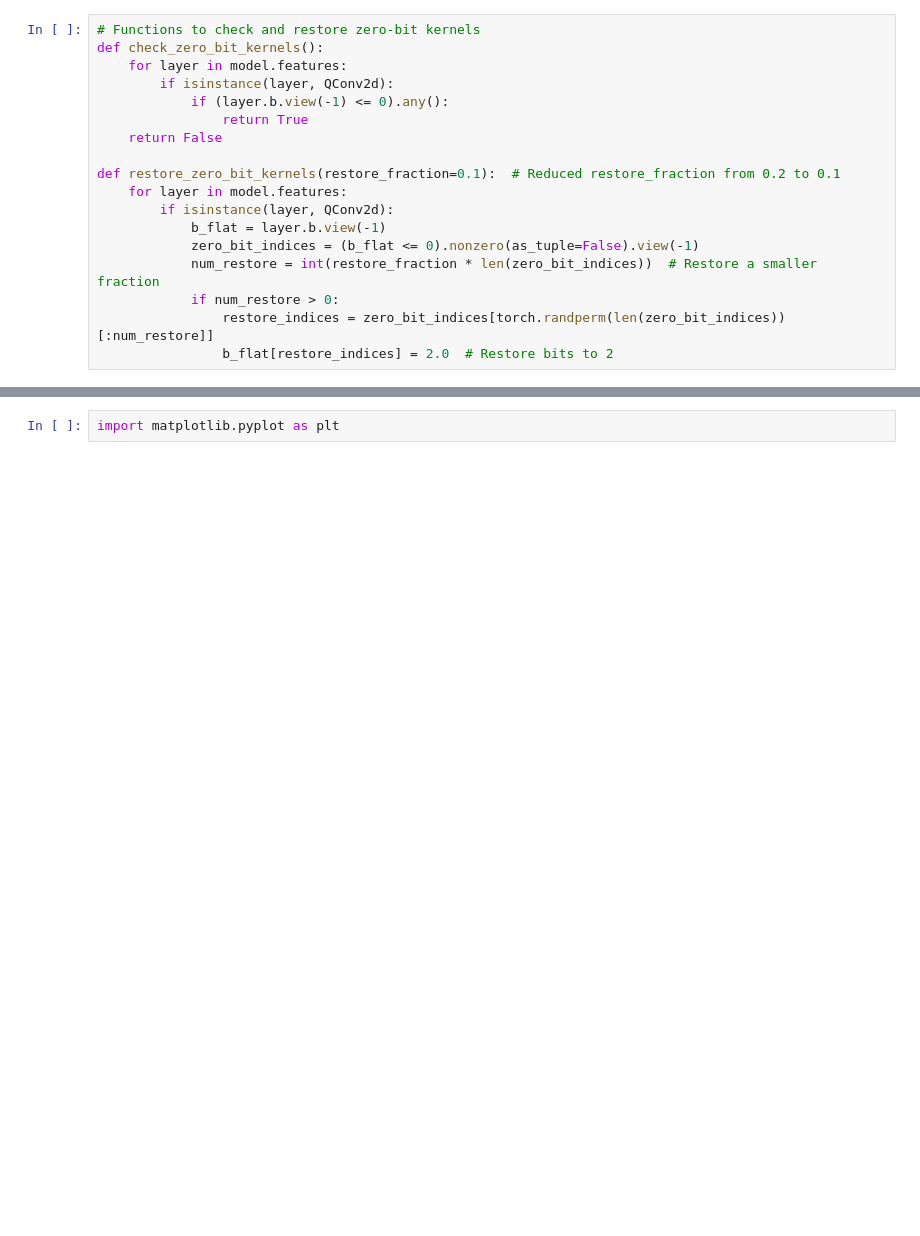
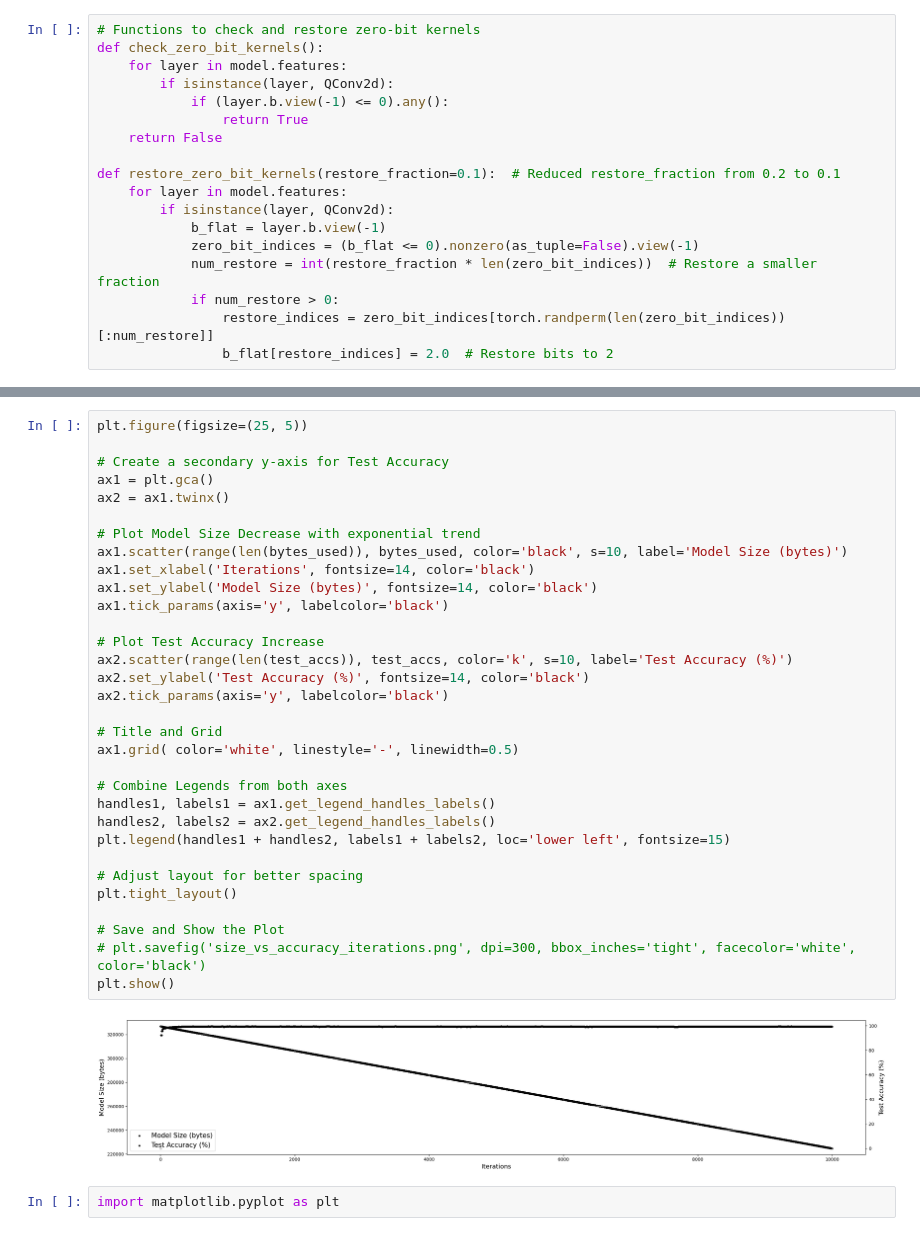
Before and after one commit to Moe-Zbeeb/Optimizing-Deep-Neural-Networks-via-Safety-Guided-Self-Compression, a Jupyter notebook: Computer Vision/selfcompressing/experimentmain.ipynb, the cells around one changed output, grey strips where cells are left out. Drawn from its saved outputs; the diff is of its cells as text; blank space fills up the shorter version.

```diff
--- a/Computer Vision/selfcompressing/experimentmain.ipynb
+++ b/Computer Vision/selfcompressing/experimentmain.ipynb
@@ -235,2 +286,36 @@ KeyboardInterrupt:
+# %%
+plt.figure(figsize=(25, 5))
+
+# Create a secondary y-axis for Test Accuracy
+ax1 = plt.gca()
+ax2 = ax1.twinx()
+
+# Plot Model Size Decrease with exponential trend
+ax1.scatter(range(len(bytes_used)), bytes_used, color='black', s=10, label='Model Size (bytes)')
+ax1.set_xlabel('Iterations', fontsize=14, color='black')
+ax1.set_ylabel('Model Size (bytes)', fontsize=14, color='black')
+ax1.tick_params(axis='y', labelcolor='black')
+
+# Plot Test Accuracy Increase
+ax2.scatter(range(len(test_accs)), test_accs, color='k', s=10, label='Test Accuracy (%)')
+ax2.set_ylabel('Test Accuracy (%)', fontsize=14, color='black')
+ax2.tick_params(axis='y', labelcolor='black')
+
+# Title and Grid
+ax1.grid( color='white', linestyle='-', linewidth=0.5)
+
+# Combine Legends from both axes
+handles1, labels1 = ax1.get_legend_handles_labels()
+handles2, labels2 = ax2.get_legend_handles_labels()
+plt.legend(handles1 + handles2, labels1 + labels2, loc='lower left', fontsize=15)
+
+# Adjust layout for better spacing
+plt.tight_layout()
+
+# Save and Show the Plot
+# plt.savefig('size_vs_accuracy_iterations.png', dpi=300, bbox_inches='tight', facecolor='white', color='black')
+plt.show()
+# %% [output]
+[figure, added]
 # %%
 import matplotlib.pyplot as plt
```
Also changed, not shown: parts of 9 cells of this notebook, 10 other files.
